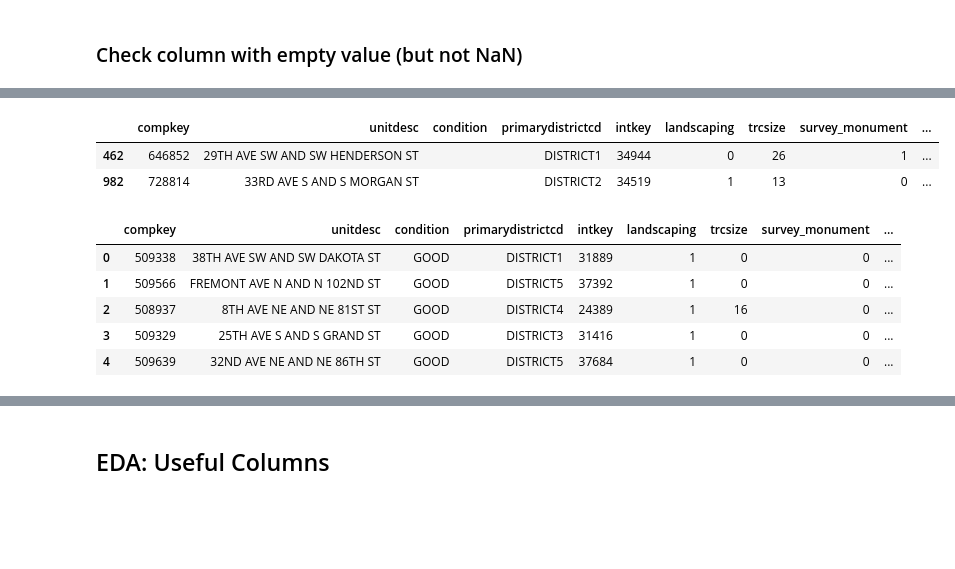
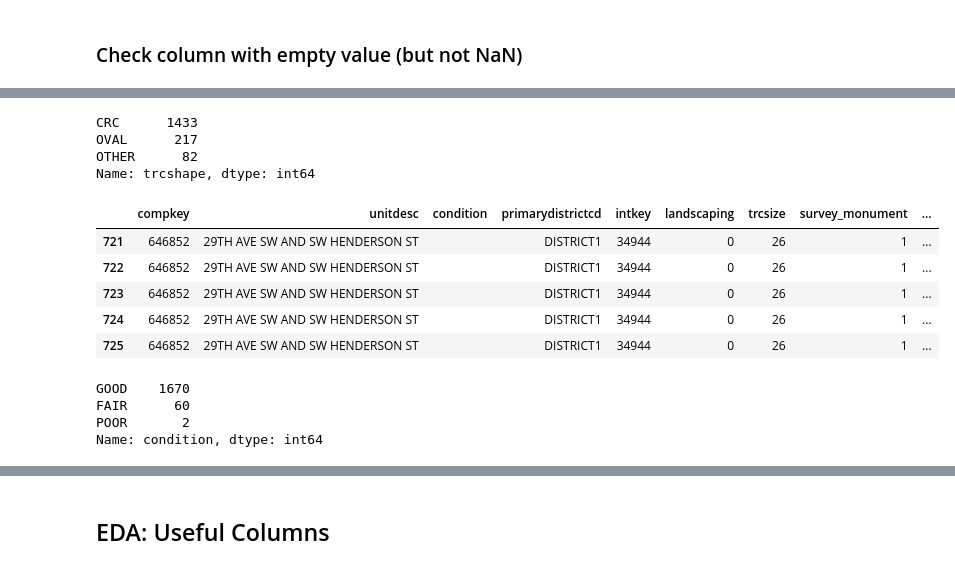
Before and after one commit to DataCircles/traffic_collisions_ml_team1, a Jupyter notebook: notebooks/cindy_trafficcrc.ipynb, the cells around one changed output, grey strips where cells are left out. Cells and saved outputs as stored; diff of their text form; code cells hidden in the pictures; blank space fills up the shorter version.

```diff
--- a/notebooks/cindy_trafficcrc.ipynb
+++ b/notebooks/cindy_trafficcrc.ipynb
@@ -183,0 +267,4 @@ circles_collisions.columns = circles_collisions.columns.map(str.lower)
+# %%
+to_drop = ['x', 'y', 'objectid', 'unitid', 'current_status_date', 'condition_assessment_date', 'current_status', 'ownership',
+           'secondarydistrictcd', 'comptype', 'install_purpose', 'sdot_initiated', 'sewer_access_cover',
+           'maintained_by', 'no_land_reason', 'overrideyn', 'ownership_date', 'unittype']
@@ -191,10 +280,4 @@ circles_collisions.head(2)
 ### Extract dates
 # %%
 # change to datetime first for easy extraction
-circles_collisions[['current_status_date', 'install_date']] = circles_collisions[['current_status_date', 'install_date']].apply(pd.to_datetime)
+circles_collisions['install_date'] = circles_collisions['install_date'].apply(pd.to_datetime)
-# %%
-circles_collisions['year'] = circles_collisions['current_status_date'].apply(lambda x: x.year)
-circles_collisions['month'] = circles_collisions['current_status_date'].apply(lambda x: x.month)
-circles_collisions['day'] = circles_collisions['current_status_date'].apply(lambda x: x.day)
-
-circles_collisions['installed'] = circles_collisions['install_date'].apply(lambda x: x.year)
@@ -201,4 +308,4 @@ circles_collisions['installed'] = circles_collisions['install_date'].apply(lambd
 # %%
 # drop the install_date and current_status_date column
 
-circles_collisions.drop(columns=['current_status_date', 'install_date'], inplace=True)
+circles_collisions.drop(columns=['install_date'], inplace=True)
@@ -220,23 +335,24 @@ circles_collisions[circles_collisions['trcshape'] == ' ']
 # in 2009, most are circles but can check by district. most are circles in 2009, district 5
 
 circles_collisions['trcshape'] = circles_collisions['trcshape'].apply(lambda x: 'CRC' if x == ' ' else x)
+# %%
+circles_collisions['trcshape'].value_counts()
+# %% [output]
+CRC      1433
+OVAL      217
+OTHER      82
+Name: trcshape, dtype: int64
 # %%
-circles_collisions[circles_collisions['condition'] == ' ']
+circles_collisions[circles_collisions['condition'] == ' '].head()
 # %% [output]
 |  | compkey | unitdesc | condition | primarydistrictcd | intkey | landscaping | trcsize | survey_monument | ... |
-| 462 | 646852 | 29TH AVE SW AND SW HENDERSON ST |  | DISTRICT1 | 34944 | 0 | 26 | 1 | ... |
-| 982 | 728814 | 33RD AVE S AND S MORGAN ST |  | DISTRICT2 | 34519 | 1 | 13 | 0 | ... |
+| 721 | 646852 | 29TH AVE SW AND SW HENDERSON ST |  | DISTRICT1 | 34944 | 0 | 26 | 1 | ... |
+| 722 | 646852 | 29TH AVE SW AND SW HENDERSON ST |  | DISTRICT1 | 34944 | 0 | 26 | 1 | ... |
+| 723 | 646852 | 29TH AVE SW AND SW HENDERSON ST |  | DISTRICT1 | 34944 | 0 | 26 | 1 | ... |
+| 724 | 646852 | 29TH AVE SW AND SW HENDERSON ST |  | DISTRICT1 | 34944 | 0 | 26 | 1 | ... |
+| 725 | 646852 | 29TH AVE SW AND SW HENDERSON ST |  | DISTRICT1 | 34944 | 0 | 26 | 1 | ... |
 # %%
 # can fill condition based on majority checked in year and installed in same year
 # all district installed and current_status_date in 1970 is in good condition
 
 circles_collisions['condition'] = circles_collisions['condition'].apply(lambda x: 'GOOD' if x == ' ' else x)
-# %%
-circles_collisions.head()
-# %% [output]
-|  | compkey | unitdesc | condition | primarydistrictcd | intkey | landscaping | trcsize | survey_monument | ... |
-| 0 | 509338 | 38TH AVE SW AND SW DAKOTA ST | GOOD | DISTRICT1 | 31889 | 1 | 0 | 0 | ... |
-| 1 | 509566 | FREMONT AVE N AND N 102ND ST | GOOD | DISTRICT5 | 37392 | 1 | 0 | 0 | ... |
-| 2 | 508937 | 8TH AVE NE AND NE 81ST ST | GOOD | DISTRICT4 | 24389 | 1 | 16 | 0 | ... |
-| 3 | 509329 | 25TH AVE S AND S GRAND ST | GOOD | DISTRICT3 | 31416 | 1 | 0 | 0 | ... |
-| 4 | 509639 | 32ND AVE NE AND NE 86TH ST | GOOD | DISTRICT5 | 37684 | 1 | 0 | 0 | ... |
@@ -247,3 +359,10 @@ circles_collisions.drop(columns=['year', 'month', 'day'], inplace=True)
+# %%
+circles_collisions['condition'].value_counts()
+# %% [output]
+GOOD    1670
+FAIR      60
+POOR       2
+Name: condition, dtype: int64
 # %%
 circles_collisions.columns
 # %% [output]
```
Also changed, not shown: parts of 41 cells of this notebook.
